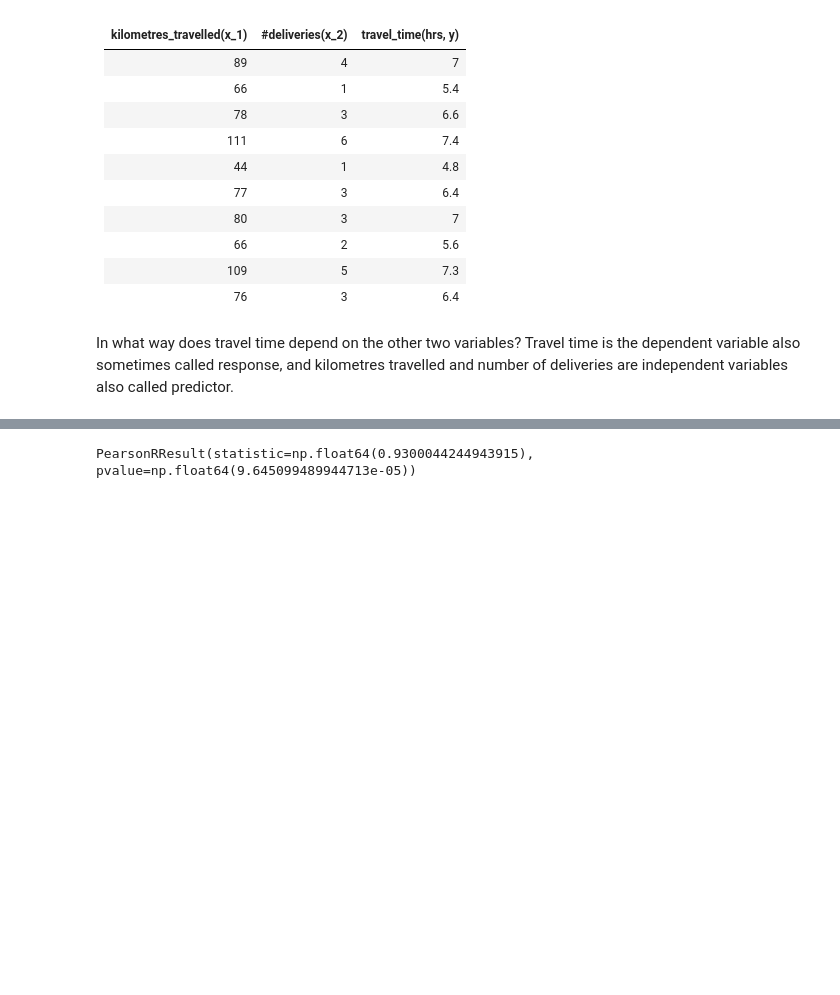
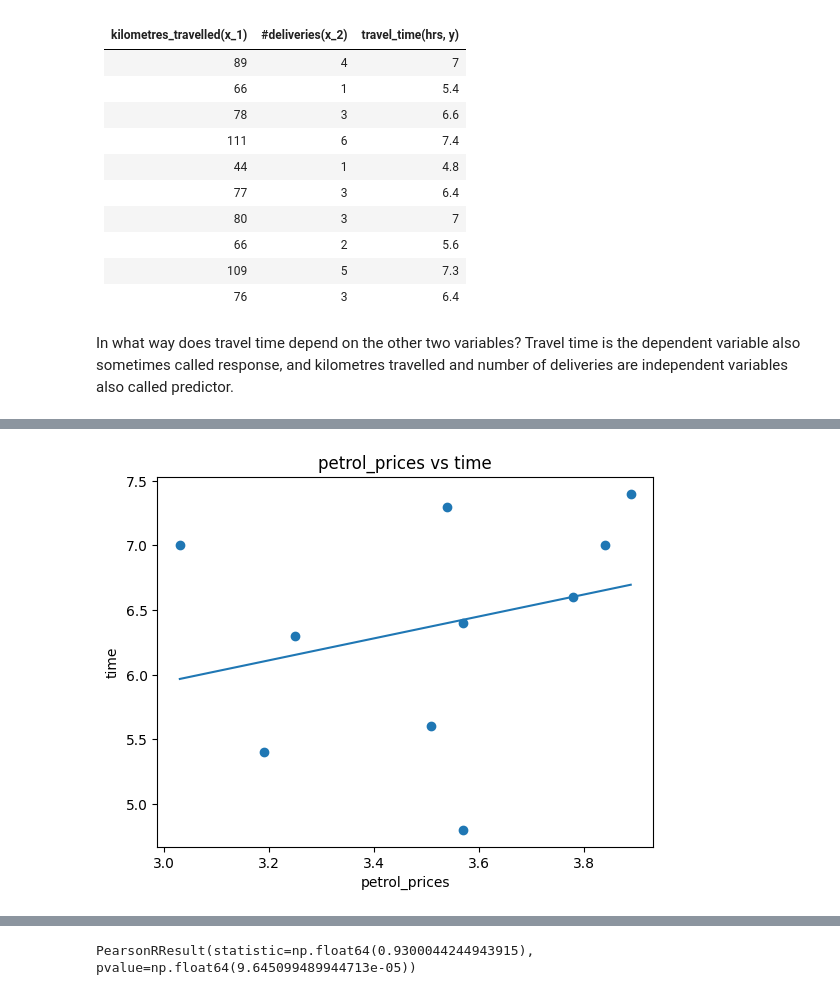
Before and after one commit to johnloane/sd4_dav_26, a Jupyter notebook: MLR/MLR_Mon.ipynb, the cells around one changed output, grey strips where cells are left out. Cells and saved outputs as stored; diff of their text form; code cells hidden in the pictures; blank space fills up the shorter version.

```diff
--- a/MLR/MLR_Mon.ipynb
+++ b/MLR/MLR_Mon.ipynb
@@ -191,0 +145,9 @@ Again this is good. No correlation.
+# %%
+plt.title("petrol_prices vs time")
+plt.xlabel("petrol_prices")
+plt.ylabel("time")
+plt.scatter(petrol_prices, time_taken)
+plt.plot(np.unique(petrol_prices), np.poly1d(np.polyfit(petrol_prices, time_taken, 1))(np.unique(petrol_prices)))
+plt.show()
+# %% [output]
+[figure, added]
```
Also changed, not shown: parts of 64 cells of this notebook.
